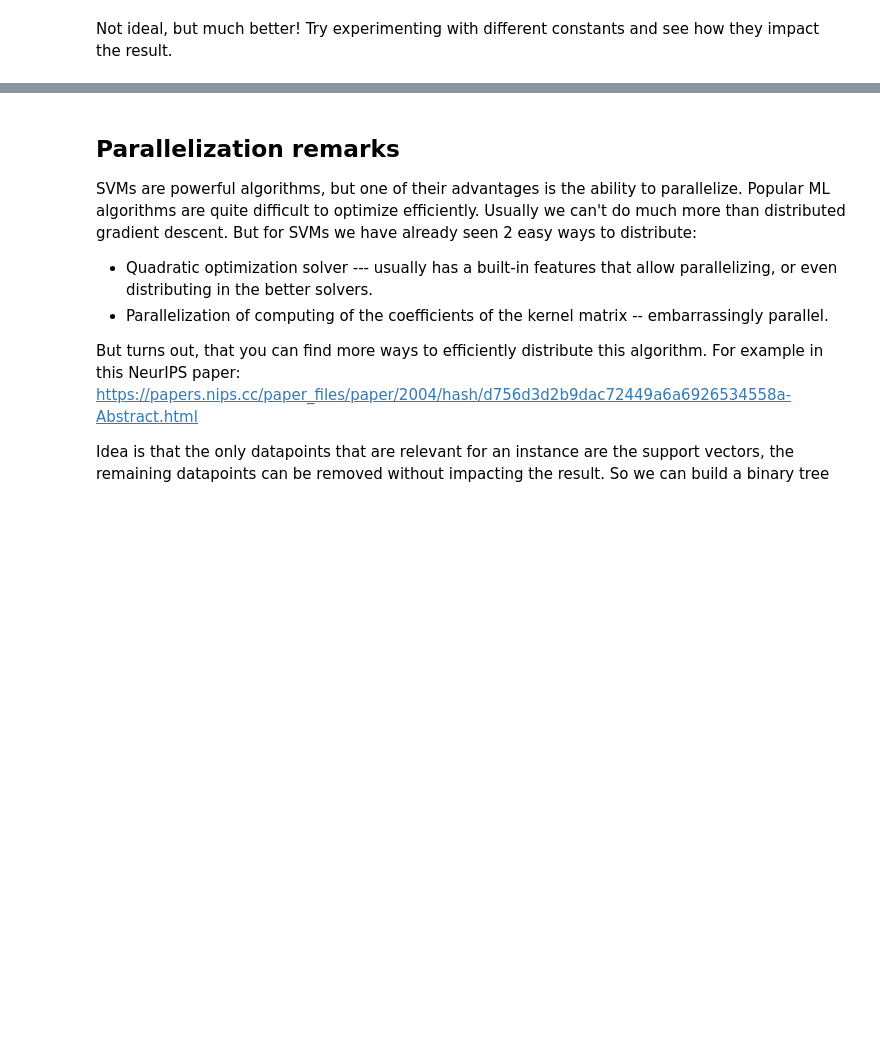
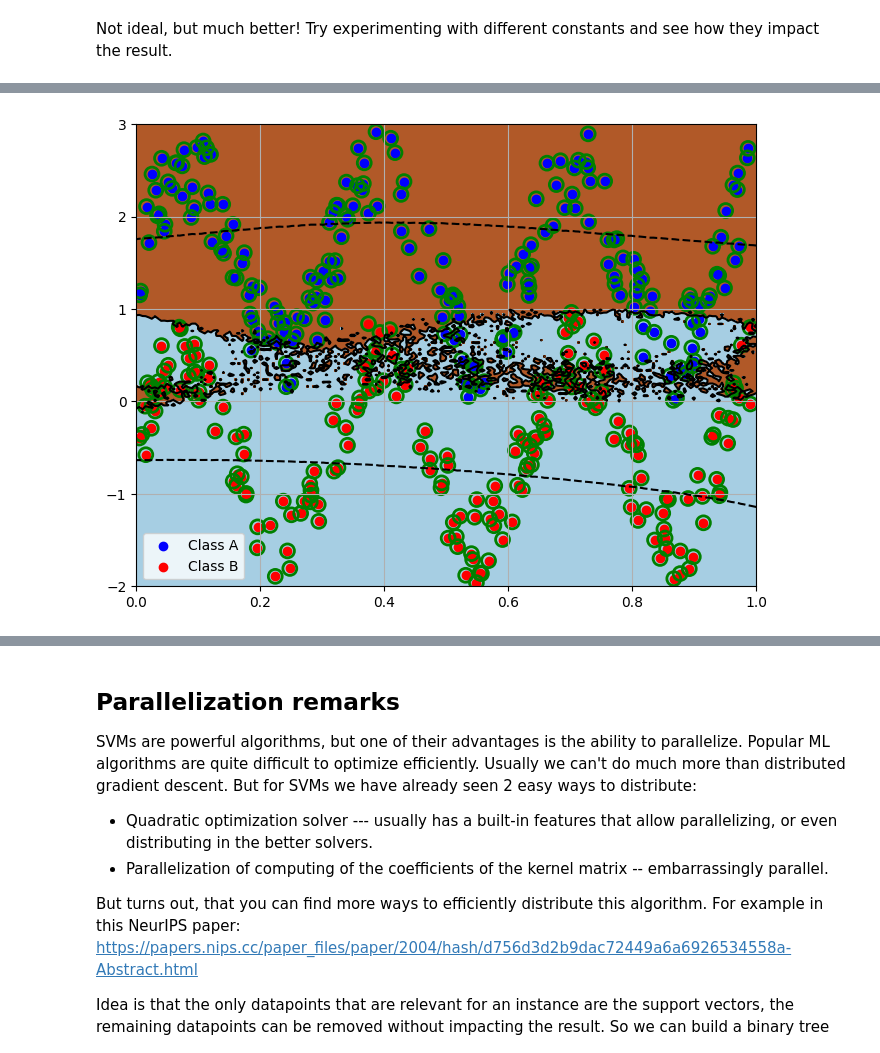
Before and after one commit to MichalSlowakiewicz/Large-Scale-Machine-Learning, a Jupyter notebook: LAB_4.ipynb, the cells around one changed output, grey strips where cells are left out. Saved outputs shown, nothing was run; the diff lists cells and outputs as text; code cells hidden in the pictures; blank space fills up the shorter version.

```diff
--- a/LAB_4.ipynb
+++ b/LAB_4.ipynb
@@ -658,0 +665,4 @@ Not ideal, but much better! Try experimenting with different constants and see h
+# %%
+plot_kernelized(x_sin, y_sin, rbf_kern(sigma=5), -2, 3)
+# %% [output]
+[figure, added]
```
Also changed, not shown: parts of 21 cells of this notebook.
